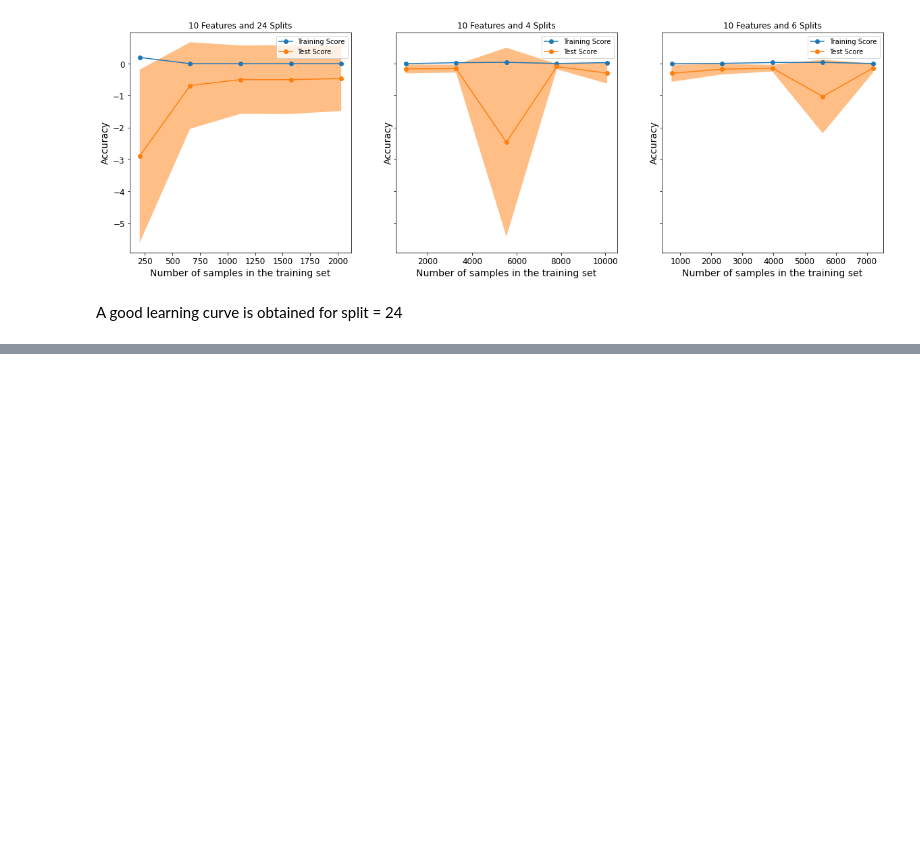
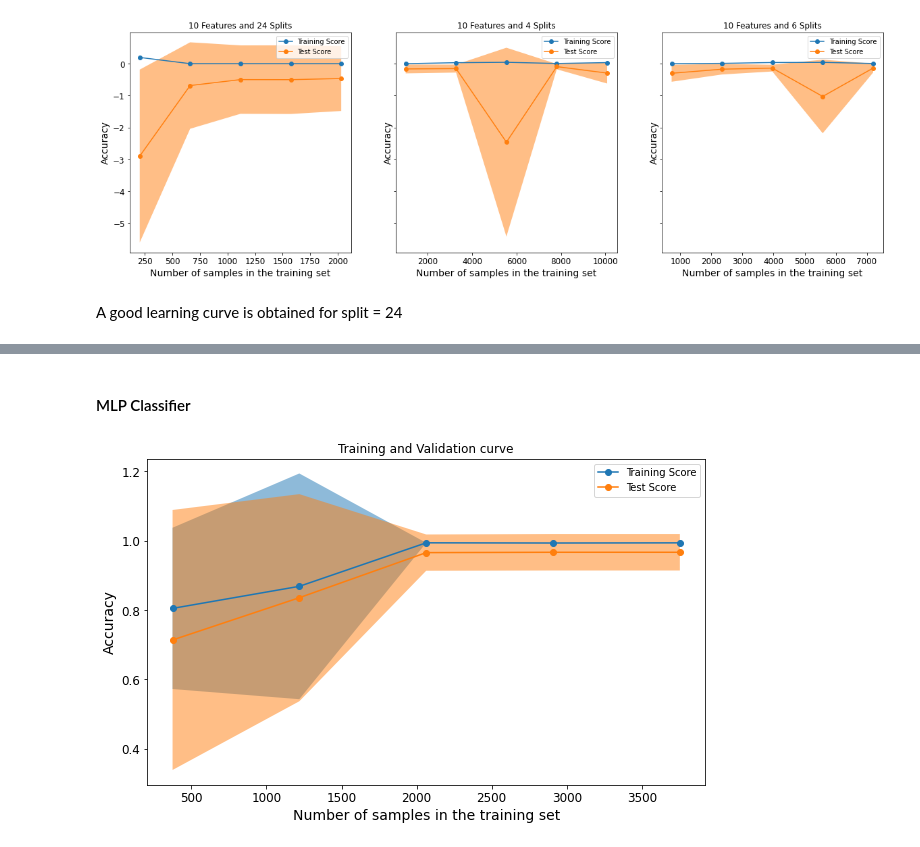
Before and after one commit to nivalf/Predict_Energy_Usage, a Jupyter notebook: predict_energy_usage.ipynb, the cells around one changed output, grey strips where cells are left out. Cells and saved outputs as stored; diff of their text form; code cells hidden in the pictures; blank space fills up the shorter version.

```diff
--- a/predict_energy_usage.ipynb
+++ b/predict_energy_usage.ipynb
@@ -844,7 +846,7 @@ results = []
 names = []
 for name, model in models:
     # TimeSeries Cross validation
- tscv = TimeSeriesSplit(n_splits=12)
+ tscv = TimeSeriesSplit(n_splits=22)
 
  cv_results = cross_val_score(model, X, y, cv=tscv, scoring='r2')
  results.append(cv_results)
@@ -986,0 +1032,20 @@ A good learning curve is obtained for split = 24
+# %%
+def plotLearningCurve(estimator, n_splits):
+  fig, ax = plt.subplots(nrows=1, ncols=1, figsize=(10, 6), sharey=True)
+
+  common_params = {
+      "X": X_train,
+      "y": y_train,
+      "train_sizes": np.linspace(0.1, 1.0, 5),
+      "cv": TimeSeriesSplit(n_splits=n_splits),
+      "score_type": "both",
+      "n_jobs": 4,
+      "line_kw": {"marker": "o"},
+      "std_display_style": "fill_between",
+      "score_name": "Accuracy",
+  }
+
+  LearningCurveDisplay.from_estimator(estimator, **common_params, ax=ax)
+  handles, label = ax.get_legend_handles_labels()
+  ax.legend(handles[:2], ["Training Score", "Test Score"])
+  ax.set_title(f"Training and Validation curve")
@@ -986,0 +1068,11 @@ A good learning curve is obtained for split = 24
+# %% [markdown]
+#### MLP Classifier
+# %%
+from sklearn.neural_network import MLPClassifier
+
+mlp_c_pipeline = make_pipeline(preprocessor_pipeline, MLPClassifier(hidden_layer_sizes = [4,2]))
+n_splits = 8
+
+plotLearningCurve(mlp_c_pipeline, n_splits)
+# %% [output]
+[figure, added]
```
Also changed, not shown: parts of 29 cells of this notebook.
